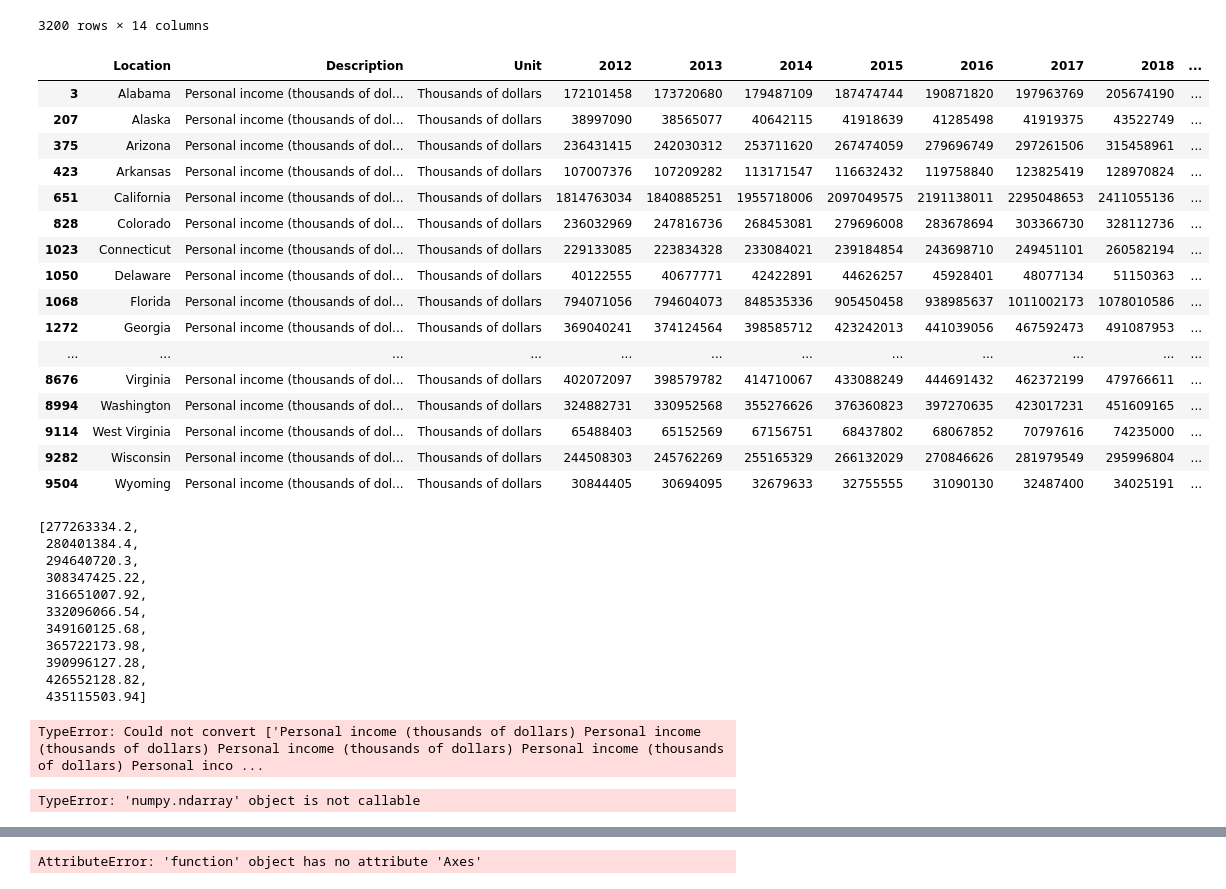
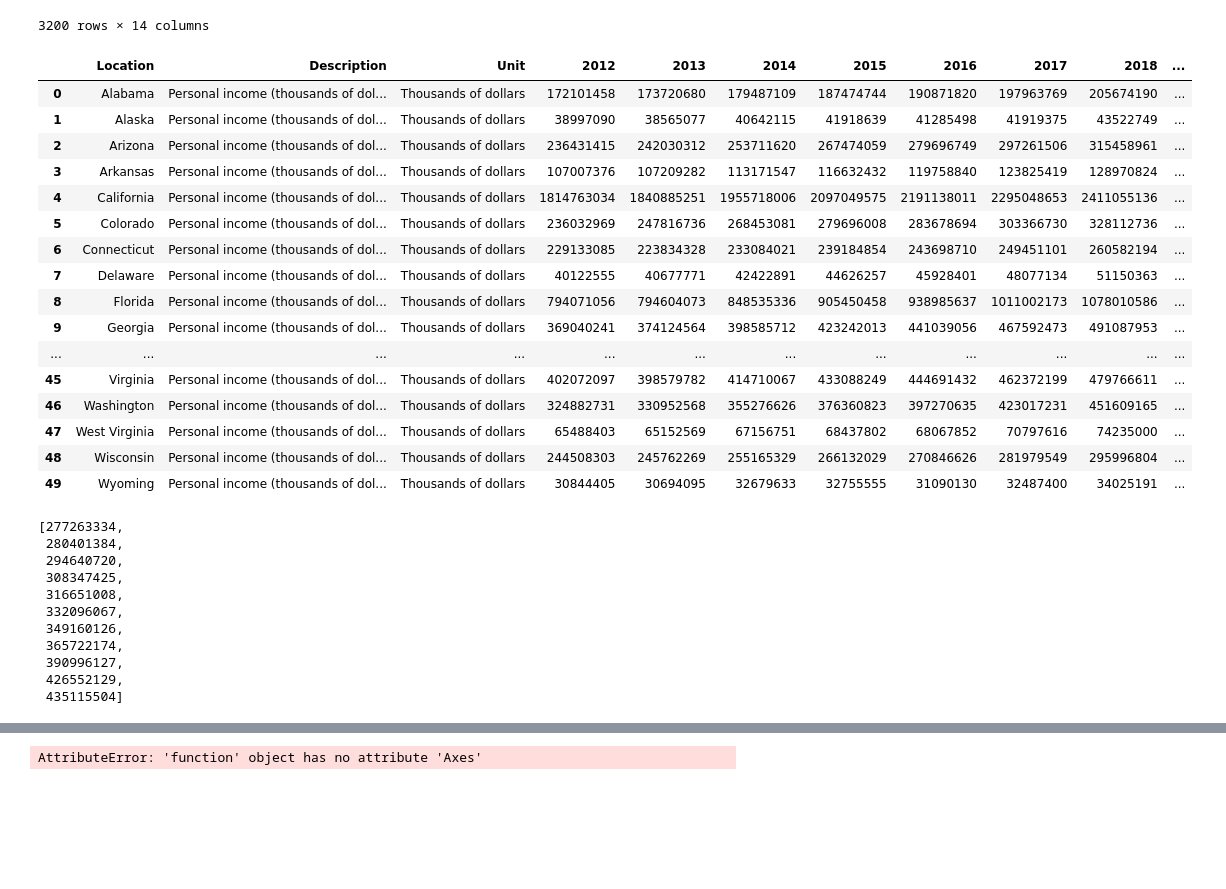
Before and after one commit to Tylerwilliams3644/Bootcamp-Project-1, a Jupyter notebook: Working Code/Income by State/income_by_state.ipynb, the cells around one changed output, grey strips where cells are left out. Saved outputs shown, nothing was run; the diff lists cells and outputs as text; code cells hidden in the pictures; blank space fills up the shorter version.

```diff
--- a/Working Code/Income by State/income_by_state.ipynb
+++ b/Working Code/Income by State/income_by_state.ipynb
@@ -61,55 +61,47 @@ display(income_df)
 # %%
 desired_states = ["Alabama", "Alaska", "Arizona", "Arkansas","California","Colorado","Connecticut","Delaware","Florida","Georgia","Hawaii","Idaho","Illinois","Indiana","Iowa","Kansas","Kentucky","Louisiana","Maine","Maryland","Massachusetts","Michigan","Minnesota","Mississippi","Missouri","Montana","Nebraska","Nevada","New Hampshire","New Jersey","New Mexico","New York","North Carolina","North Dakota","Ohio","Oklahoma","Oregon","Pennsylvania","Rhode Island","South Carolina","South Dakota","Tennessee","Texas","Utah","Vermont","Virginia","Washington","West Virginia","Wisconsin","Wyoming"]
 
 income_by_state = income_df.loc[income_df["Location"].isin(desired_states)]
+income_by_state = income_by_state.reset_index(drop = True)
 
 
 display(income_by_state)
 # %% [output]
 |  | Location | Description | Unit | 2012 | 2013 | 2014 | 2015 | 2016 | 2017 | 2018 | ... |
-| 3 | Alabama | Personal income (thousands of dol... | Thousands of dollars | 172101458 | 173720680 | 179487109 | 187474744 | 190871820 | 197963769 | 205674190 | ... |
-| 207 | Alaska | Personal income (thousands of dol... | Thousands of dollars | 38997090 | 38565077 | 40642115 | 41918639 | 41285498 | 41919375 | 43522749 | ... |
-| 375 | Arizona | Personal income (thousands of dol... | Thousands of dollars | 236431415 | 242030312 | 253711620 | 267474059 | 279696749 | 297261506 | 315458961 | ... |
-| 423 | Arkansas | Personal income (thousands of dol... | Thousands of dollars | 107007376 | 107209282 | 113171547 | 116632432 | 119758840 | 123825419 | 128970824 | ... |
-| 651 | California | Personal income (thousands of dol... | Thousands of dollars | 1814763034 | 1840885251 | 1955718006 | 2097049575 | 2191138011 | 2295048653 | 2411055136 | ... |
-| 828 | Colorado | Personal income (thousands of dol... | Thousands of dollars | 236032969 | 247816736 | 268453081 | 279696008 | 283678694 | 303366730 | 328112736 | ... |
-| 1023 | Connecticut | Personal income (thousands of dol... | Thousands of dollars | 229133085 | 223834328 | 233084021 | 239184854 | 243698710 | 249451101 | 260582194 | ... |
-| 1050 | Delaware | Personal income (thousands of dol... | Thousands of dollars | 40122555 | 40677771 | 42422891 | 44626257 | 45928401 | 48077134 | 51150363 | ... |
-| 1068 | Florida | Personal income (thousands of dol... | Thousands of dollars | 794071056 | 794604073 | 848535336 | 905450458 | 938985637 | 1011002173 | 1078010586 | ... |
-| 1272 | Georgia | Personal income (thousands of dol... | Thousands of dollars | 369040241 | 374124564 | 398585712 | 423242013 | 441039056 | 467592473 | 491087953 | ... |
+| 0 | Alabama | Personal income (thousands of dol... | Thousands of dollars | 172101458 | 173720680 | 179487109 | 187474744 | 190871820 | 197963769 | 205674190 | ... |
+| 1 | Alaska | Personal income (thousands of dol... | Thousands of dollars | 38997090 | 38565077 | 40642115 | 41918639 | 41285498 | 41919375 | 43522749 | ... |
+| 2 | Arizona | Personal income (thousands of dol... | Thousands of dollars | 236431415 | 242030312 | 253711620 | 267474059 | 279696749 | 297261506 | 315458961 | ... |
+| 3 | Arkansas | Personal income (thousands of dol... | Thousands of dollars | 107007376 | 107209282 | 113171547 | 116632432 | 119758840 | 123825419 | 128970824 | ... |
+| 4 | California | Personal income (thousands of dol... | Thousands of dollars | 1814763034 | 1840885251 | 1955718006 | 2097049575 | 2191138011 | 2295048653 | 2411055136 | ... |
+| 5 | Colorado | Personal income (thousands of dol... | Thousands of dollars | 236032969 | 247816736 | 268453081 | 279696008 | 283678694 | 303366730 | 328112736 | ... |
+| 6 | Connecticut | Personal income (thousands of dol... | Thousands of dollars | 229133085 | 223834328 | 233084021 | 239184854 | 243698710 | 249451101 | 260582194 | ... |
+| 7 | Delaware | Personal income (thousands of dol... | Thousands of dollars | 40122555 | 40677771 | 42422891 | 44626257 | 45928401 | 48077134 | 51150363 | ... |
+| 8 | Florida | Personal income (thousands of dol... | Thousands of dollars | 794071056 | 794604073 | 848535336 | 905450458 | 938985637 | 1011002173 | 1078010586 | ... |
+| 9 | Georgia | Personal income (thousands of dol... | Thousands of dollars | 369040241 | 374124564 | 398585712 | 423242013 | 441039056 | 467592473 | 491087953 | ... |
 | ... | ... | ... | ... | ... | ... | ... | ... | ... | ... | ... | ... |
-| 8676 | Virginia | Personal income (thousands of dol... | Thousands of dollars | 402072097 | 398579782 | 414710067 | 433088249 | 444691432 | 462372199 | 479766611 | ... |
-| 8994 | Washington | Personal income (thousands of dol... | Thousands of dollars | 324882731 | 330952568 | 355276626 | 376360823 | 397270635 | 423017231 | 451609165 | ... |
-| 9114 | West Virginia | Personal income (thousands of dol... | Thousands of dollars | 65488403 | 65152569 | 67156751 | 68437802 | 68067852 | 70797616 | 74235000 | ... |
-| 9282 | Wisconsin | Personal income (thousands of dol... | Thousands of dollars | 244508303 | 245762269 | 255165329 | 266132029 | 270846626 | 281979549 | 295996804 | ... |
-| 9504 | Wyoming | Personal income (thousands of dol... | Thousands of dollars | 30844405 | 30694095 | 32679633 | 32755555 | 31090130 | 32487400 | 34025191 | ... |
+| 45 | Virginia | Personal income (thousands of dol... | Thousands of dollars | 402072097 | 398579782 | 414710067 | 433088249 | 444691432 | 462372199 | 479766611 | ... |
+| 46 | Washington | Personal income (thousands of dol... | Thousands of dollars | 324882731 | 330952568 | 355276626 | 376360823 | 397270635 | 423017231 | 451609165 | ... |
+| 47 | West Virginia | Personal income (thousands of dol... | Thousands of dollars | 65488403 | 65152569 | 67156751 | 68437802 | 68067852 | 70797616 | 74235000 | ... |
+| 48 | Wisconsin | Personal income (thousands of dol... | Thousands of dollars | 244508303 | 245762269 | 255165329 | 266132029 | 270846626 | 281979549 | 295996804 | ... |
+| 49 | Wyoming | Personal income (thousands of dol... | Thousands of dollars | 30844405 | 30694095 | 32679633 | 32755555 | 31090130 | 32487400 | 34025191 | ... |
 # %%
 desired_years = "2012", "2013", "2014", "2015", "2016", "2017", "2018", "2019", "2020", "2021", "2022"
 average_of_years = []
 for year in desired_years:
     income_by_state[year] = pd.to_numeric(income_by_state[year], errors='coerce')
-    mean_value = income_by_state[year].mean()
+    mean_value = round(income_by_state[year].mean())
     average_of_years.append(mean_value)
 
 display(average_of_years)
 # %% [output]
-[277263334.2,
- 280401384.4,
- 294640720.3,
- 308347425.22,
- 316651007.92,
- 332096066.54,
- 349160125.68,
- 365722173.98,
- 390996127.28,
- 426552128.82,
- 435115503.94]
+[277263334,
+ 280401384,
+ 294640720,
+ 308347425,
+ 316651008,
+ 332096067,
+ 349160126,
+ 365722174,
+ 390996127,
+ 426552129,
+ 435115504]
-# %%
-income_by_state.mean()
-# %% [output]
-TypeError: Could not convert ['Personal income (thousands of dollars) Personal income (thousands of dollars) Personal income (thousands of dollars) Personal income (thousands of dollars) Personal inco ...
-# %%
-year_2012_mean = income_by_state["2012"]
-year_2012_mean
-# %% [output]
-TypeError: 'numpy.ndarray' object is not callable
```
Also changed, not shown: parts of 2 cells of this notebook.
